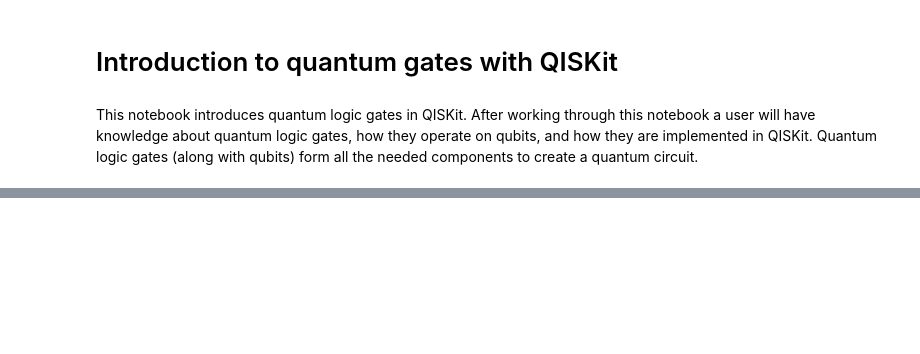
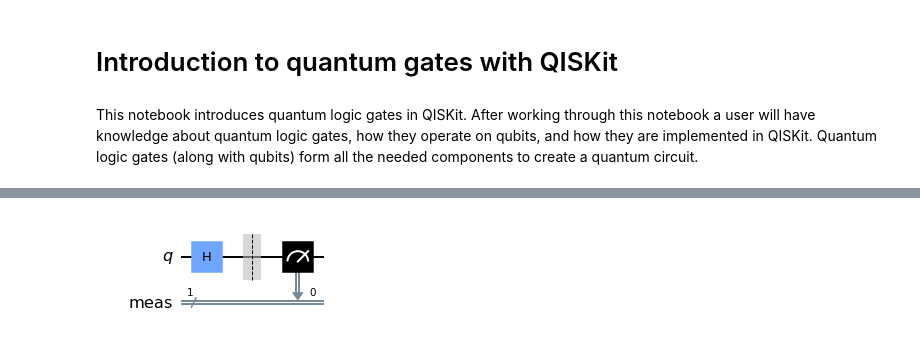
Before and after one commit to francis-newson-tessella/qiskit-2022, a Jupyter notebook: Notebooks/Quantum Gates.ipynb, the cells around one changed output, grey strips where cells are left out. Saved outputs shown, nothing was run; the diff lists cells and outputs as text; code cells hidden in the pictures; blank space fills up the shorter version.

```diff
--- a/Notebooks/Quantum Gates.ipynb
+++ b/Notebooks/Quantum Gates.ipynb
@@ -17,0 +58,7 @@ A high-level perspective of $2\times 2$ matrix-vector multiplication is that it
+# %%
+qc = QuantumCircuit(1)
+qc.h(0)
+qc.measure_all()
+qc.draw(output='mpl')
+# %% [output]
+[figure, added]
```
Also changed, not shown: parts of 11 cells of this notebook, 1 other file.
